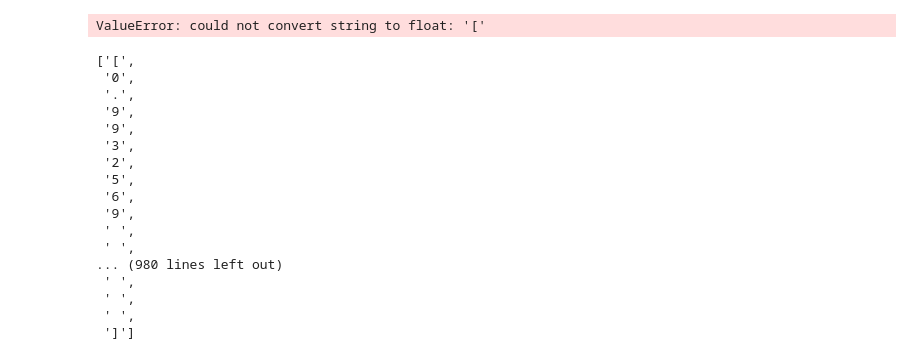
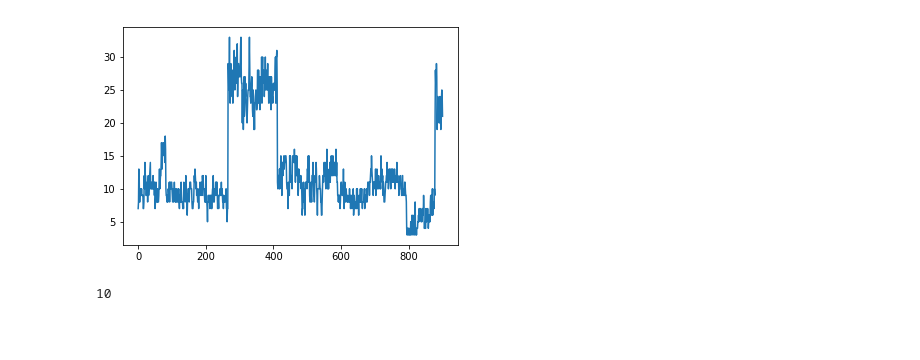
Before and after one commit to vincent-vdb/frameClassification, a Jupyter notebook: readCSVOutput.ipynb, the cells around one changed output. Drawn from its saved outputs; the diff is of its cells as text; code cells hidden in the pictures; blank space fills up the shorter version.

Commit message:
some added methods to analyze CSV outputs

```diff
--- a/readCSVOutput.ipynb
+++ b/readCSVOutput.ipynb
@@ -5,44 +5,29 @@ import matplotlib.pyplot as plt
 # %%
 num_detection = []
 detection_score = []
 
 with open('/home/vince/Documents/Freelance/Sweesp/source/frameClassification/myRawCSVFile_arat30-60.csv') as csvfile:
     reader = csv.DictReader(csvfile)
-    for row in reader:
-        tmp_num = int(row['num_detections'])
-        num_detection.append(tmp_num)
-        tmp_score = []
-        for score in row['detection_scores']:
-            tmp_score.append(float(score))
-        detection_score.append(tmp_score)
+    num_detection = [int(row['num_detections']) for row in reader]
+
+    #for row in reader:
+    #    tmp_num = int(row['num_detections'])
+    #    num_detection.append(tmp_num)
+
+
+        #tmp_score = []
+        #for score in row['detection_scores']:
+        #    print(score)
+            #tmp_score.append(float(score))
+        #detection_score.append(tmp_score)
 
 
         #print(row['num_detections'])
 
 
 #num_detections detection_boxes detection_scores detection_classes
 
 plt.plot(np.arange(len(num_detection)), num_detection)
 plt.show()
 # %% [output]
-ValueError: could not convert string to float: '['
+[figure, added]
-# %%
-detection_score[0]
-# %% [output]
-['[',
- '0',
- '.',
- '9',
- '9',
- '3',
- '2',
- '5',
- '6',
- '9',
- ' ',
- ' ',
-... (980 lines left out)
- ' ',
- ' ',
- ' ',
- ']']
@@ -48,0 +86,4 @@ detection_score[0]
+# %%
+len(boxes_output[10][0])
+# %% [output]
+10
```
Also changed, not shown: parts of 9 cells of this notebook.
